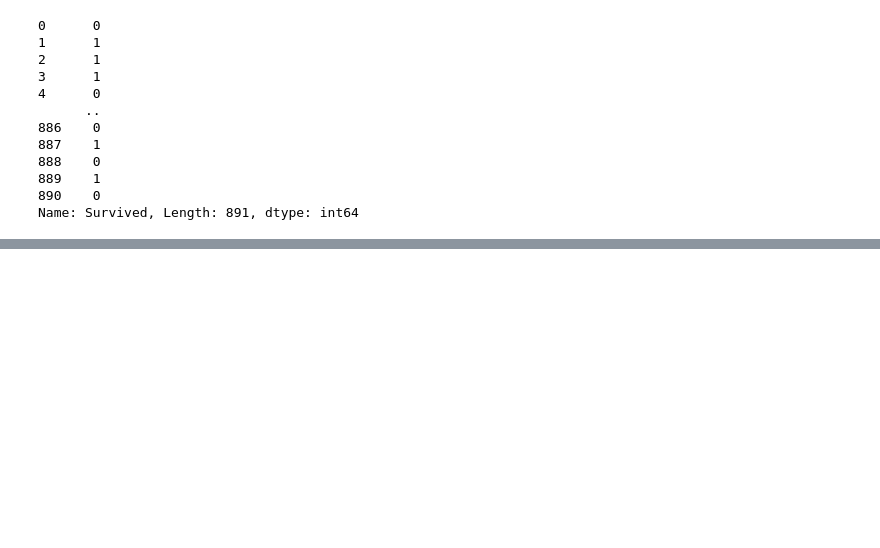
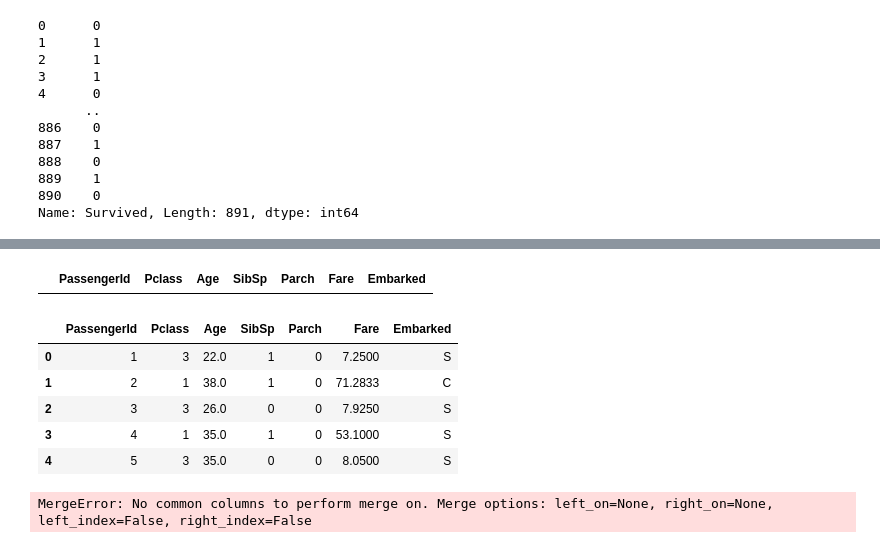
Before and after one commit to FuturPanda/ML-lessons, a Jupyter notebook: Titanic Kaggle/titanic.ipynb, the cells around one changed output, grey strips where cells are left out. Cells and saved outputs as stored; diff of their text form; code cells hidden in the pictures; blank space fills up the shorter version.

```diff
--- a/Titanic Kaggle/titanic.ipynb
+++ b/Titanic Kaggle/titanic.ipynb
@@ -107,0 +95,3 @@ X["Sex"].unique()
+# %%
+X = train_csv.drop(columns=["Survived", "Name", "Ticket", "Cabin", "Sex"])
+X.dtypes
@@ -108,3 +107,27 @@ X["Sex"].unique()
+# %%
+X["Embarked"].unique()
+X = X.drop([61, 829])
+X.loc[X["Embarked"].isna()]
+# %% [output]
+|  | PassengerId | Pclass | Age | SibSp | Parch | Fare | Embarked |
+# %%
+X.head()
+# %% [output]
+|  | PassengerId | Pclass | Age | SibSp | Parch | Fare | Embarked |
+| 0 | 1 | 3 | 22.0 | 1 | 0 | 7.2500 | S |
+| 1 | 2 | 1 | 38.0 | 1 | 0 | 71.2833 | C |
+| 2 | 3 | 3 | 26.0 | 0 | 0 | 7.9250 | S |
+| 3 | 4 | 1 | 35.0 | 1 | 0 | 53.1000 | S |
+| 4 | 5 | 3 | 35.0 | 0 | 0 | 8.0500 | S |
+# %%
+embarked_enc = pd.DataFrame(ohe.fit_transform(X[["Embarked"]]).toarray())
+embarked_enc = embarked_enc.rename(columns={2:"S",0:"C", 1:"Q" })
+print(embarked_enc.shape)
+print(X.shape)
+X = X.merge(embarked_enc)
+X.columns
+# %% [output]
+MergeError: No common columns to perform merge on. Merge options: left_on=None, right_on=None, left_index=False, right_index=False
 # %%
 X_train, X_test, y_train, y_test = train_test_split(X, y, test_size=0.2)
 # %%
```
Also changed, not shown: parts of 7 cells of this notebook.
